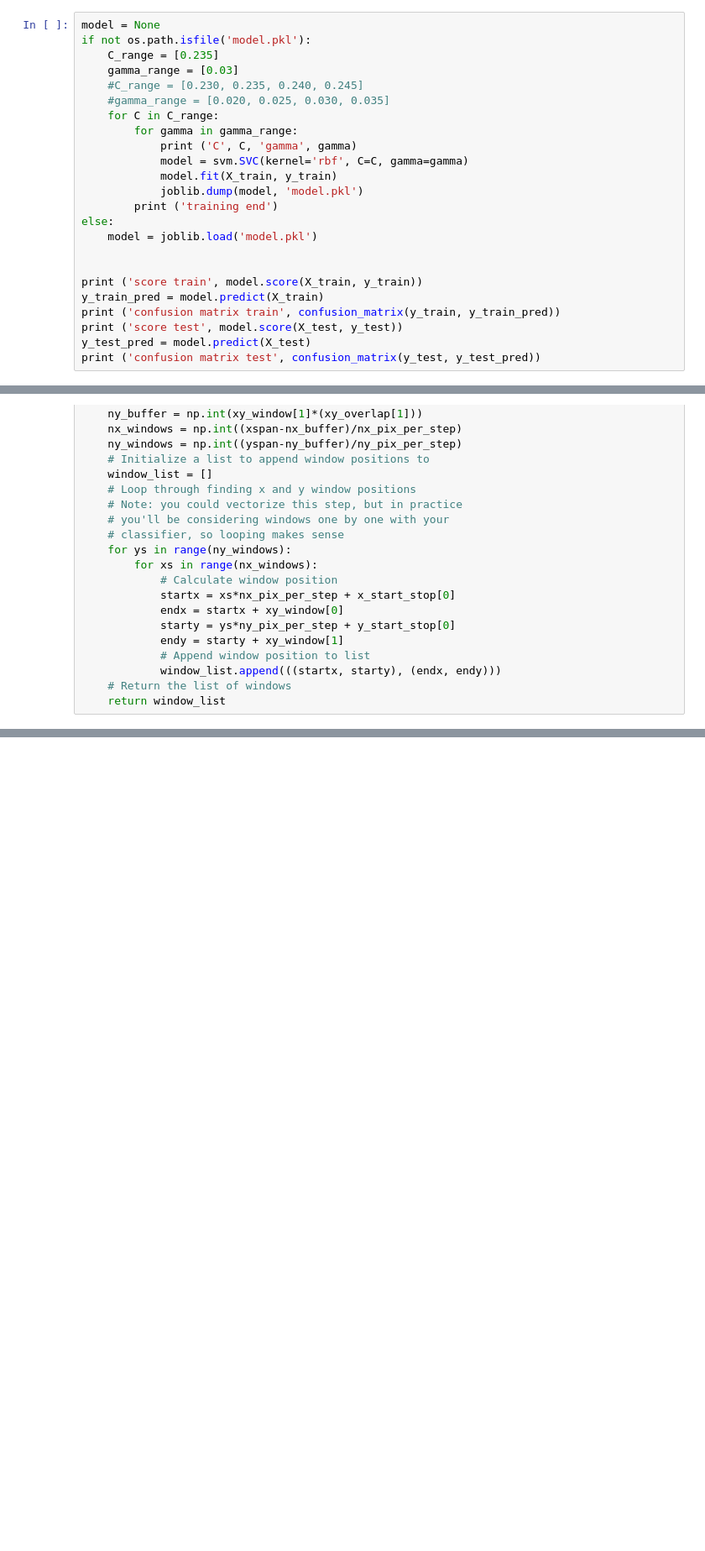
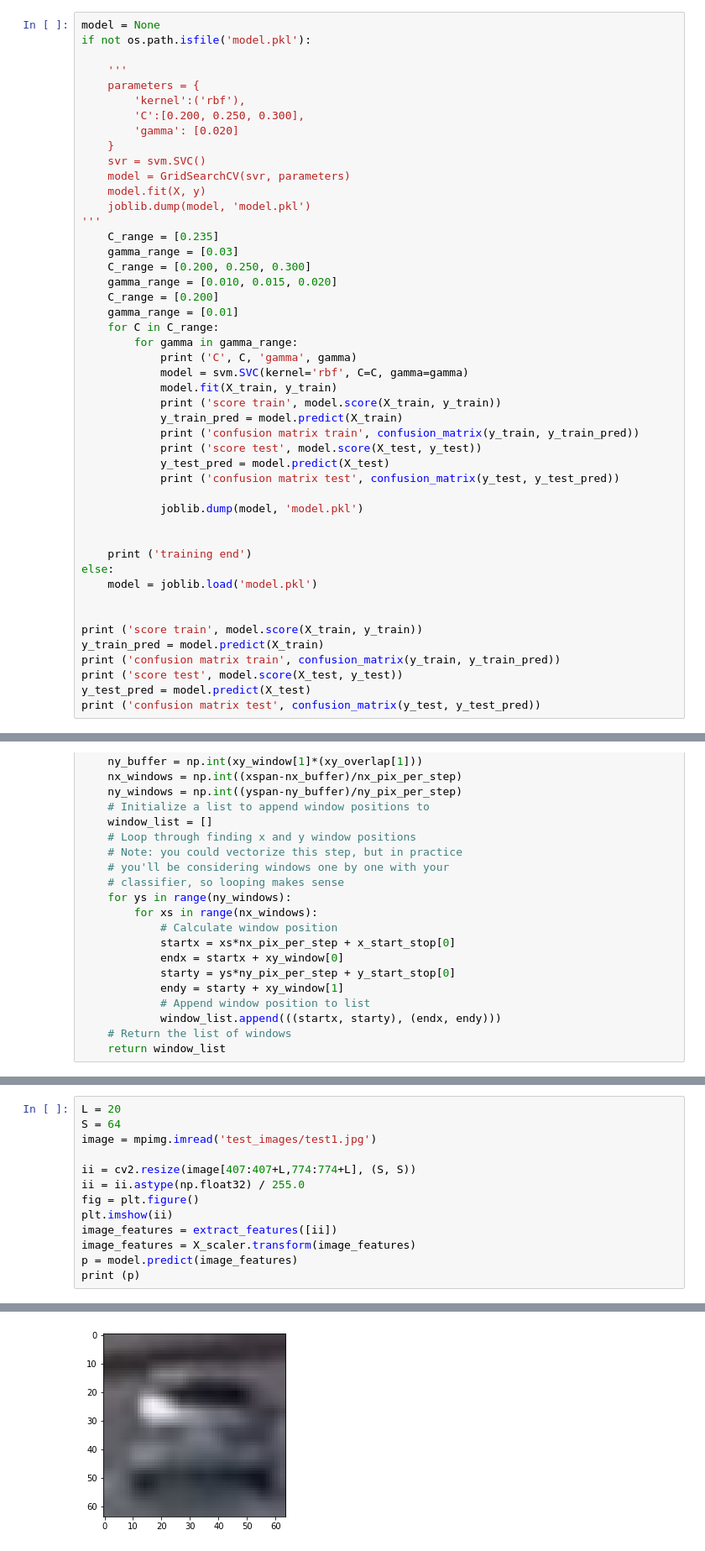
Before and after one commit to shohne/CarND-Vehicle-Detection-Tracking, a Jupyter notebook: P5.ipynb, the cells around one changed output, grey strips where cells are left out. Shown: that part at 84% size. Cells and saved outputs as stored; diff of their text form; blank space fills up the shorter version.

Commit message:
grid search and feature selection

```diff
--- a/P5.ipynb
+++ b/P5.ipynb
@@ -307,17 +266,40 @@ y_test.shape (3552,)
 # %%
 model = None
 if not os.path.isfile('model.pkl'):
+
+    '''
+    parameters = {
+        'kernel':('rbf'),
+        'C':[0.200, 0.250, 0.300],
+        'gamma': [0.020]
+    }
+    svr = svm.SVC()
+    model = GridSearchCV(svr, parameters)
+    model.fit(X, y)
+    joblib.dump(model, 'model.pkl')
+'''
     C_range = [0.235]
     gamma_range = [0.03]
-    #C_range = [0.230, 0.235, 0.240, 0.245]
-    #gamma_range = [0.020, 0.025, 0.030, 0.035]
+    C_range = [0.200, 0.250, 0.300]
+    gamma_range = [0.010, 0.015, 0.020]
+    C_range = [0.200]
+    gamma_range = [0.01]
     for C in C_range:
         for gamma in gamma_range:
             print ('C', C, 'gamma', gamma)
             model = svm.SVC(kernel='rbf', C=C, gamma=gamma)
             model.fit(X_train, y_train)
+            print ('score train', model.score(X_train, y_train))
+            y_train_pred = model.predict(X_train)
+            print ('confusion matrix train', confusion_matrix(y_train, y_train_pred))
+            print ('score test', model.score(X_test, y_test))
+            y_test_pred = model.predict(X_test)
+            print ('confusion matrix test', confusion_matrix(y_test, y_test_pred))
+
             joblib.dump(model, 'model.pkl')
-        print ('training end')
+
+
+    print ('training end')
 else:
     model = joblib.load('model.pkl')
 
@@ -436,0 +447,14 @@ image_features [[ 0.06979675 -0.54036279 -0.74297657 -0.93768982 -0.96738451 -0.
+# %%
+L = 20
+S = 64
+image = mpimg.imread('test_images/test1.jpg')
+
+ii = cv2.resize(image[407:407+L,774:774+L], (S, S))
+ii = ii.astype(np.float32) / 255.0
+fig = plt.figure()
+plt.imshow(ii)
+image_features = extract_features([ii])
+image_features = X_scaler.transform(image_features)
+p = model.predict(image_features)
+print (p)
+# %% [output]
@@ -436,0 +462 @@ image_features [[ 0.06979675 -0.54036279 -0.74297657 -0.93768982 -0.96738451 -0.
+[figure, added]
```
Also changed, not shown: parts of 30 cells of this notebook, 2 other files.
